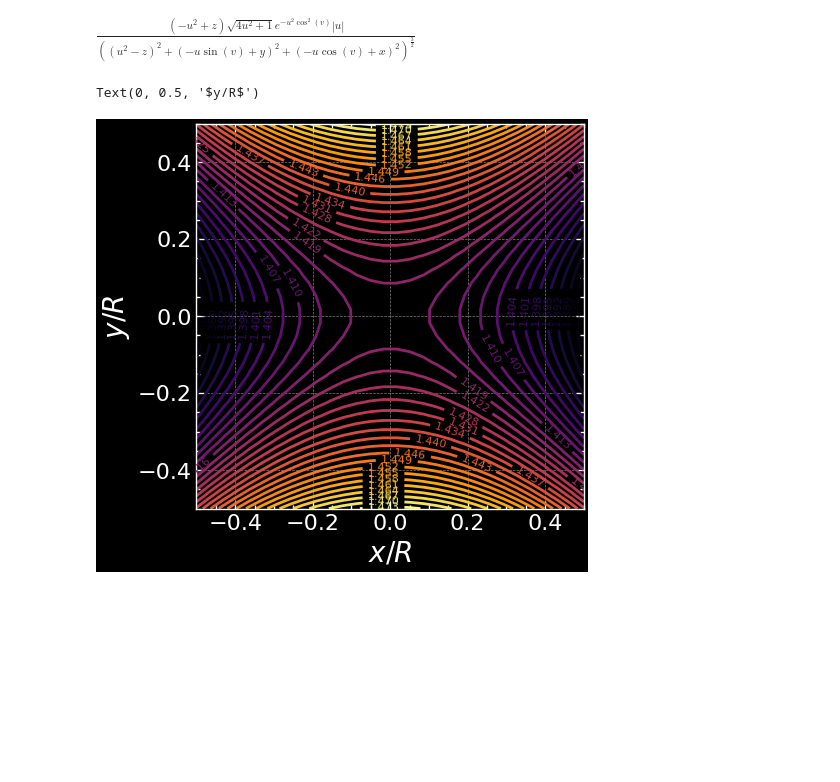
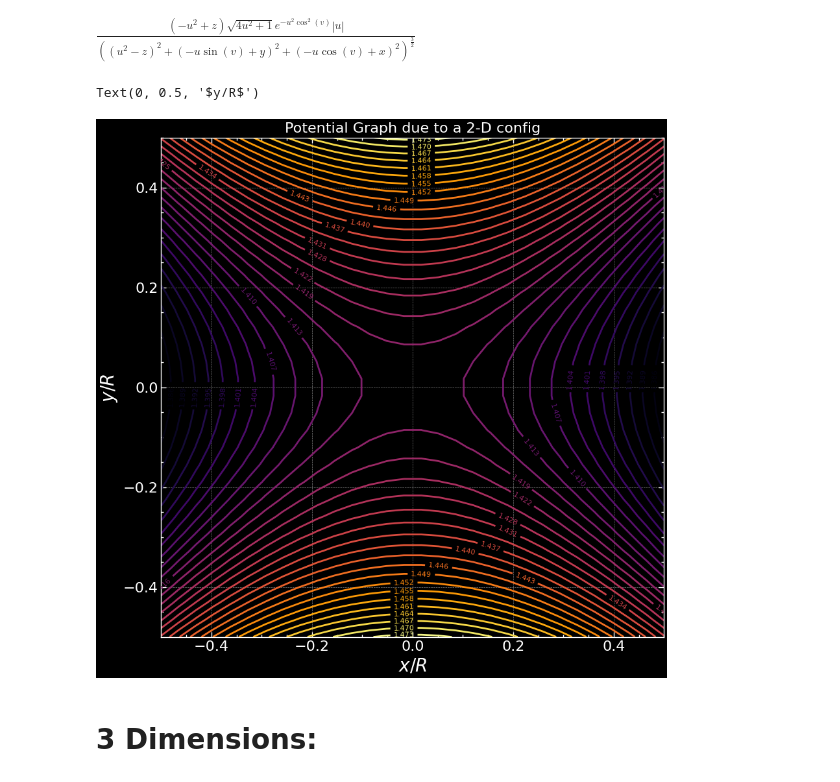
Before and after one commit to Siddhantshimpi/Siddhantshimpi, a Jupyter notebook: Physics/polarization.ipynb, the cells around one changed output. Saved outputs shown, nothing was run; the diff lists cells and outputs as text; code cells hidden in the pictures; blank space fills up the shorter version.

```diff
--- a/Physics/polarization.ipynb
+++ b/Physics/polarization.ipynb
@@ -203,10 +203,13 @@ v = np.vectorize(V)(xv, yv, 2)
 # %%
 fig, ax = plt.subplots(1, 1, figsize = (10, 10))
 cs = plt.contour(xv, yv, v, levels = 30, cmap = 'inferno')
 
 plt.clabel(cs, fontsize = 8)
+plt.title('Potential Graph due to a 2-D config')
 plt.xlabel(r'$x/R$', fontsize = 20)
 plt.ylabel(r'$y/R$', fontsize = 20)
 # %% [output]
 Text(0, 0.5, '$y/R$')
-[figure, old version]
+[figure, new version]
+# %% [markdown]
+# 3 Dimensions:
```
Also changed, not shown: parts of 15 cells of this notebook, 1 other file.
